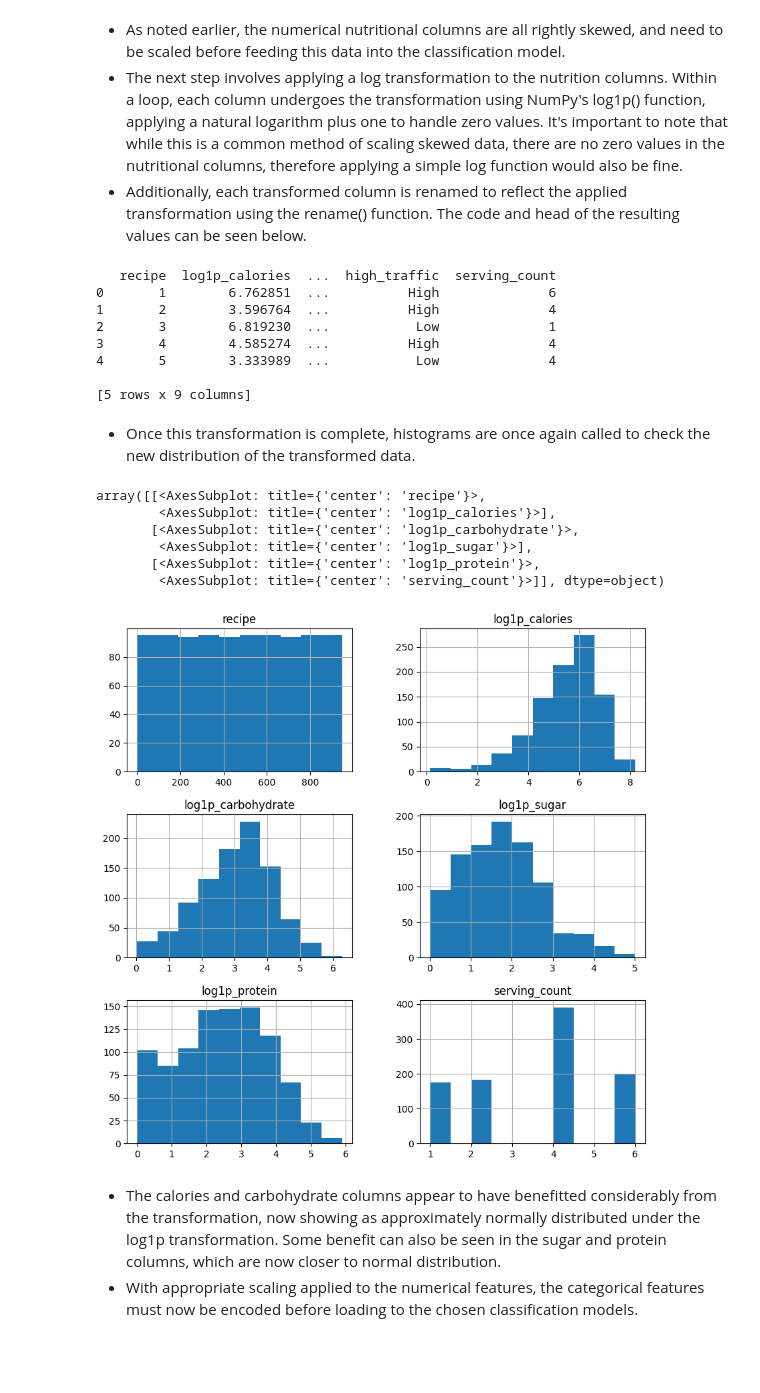
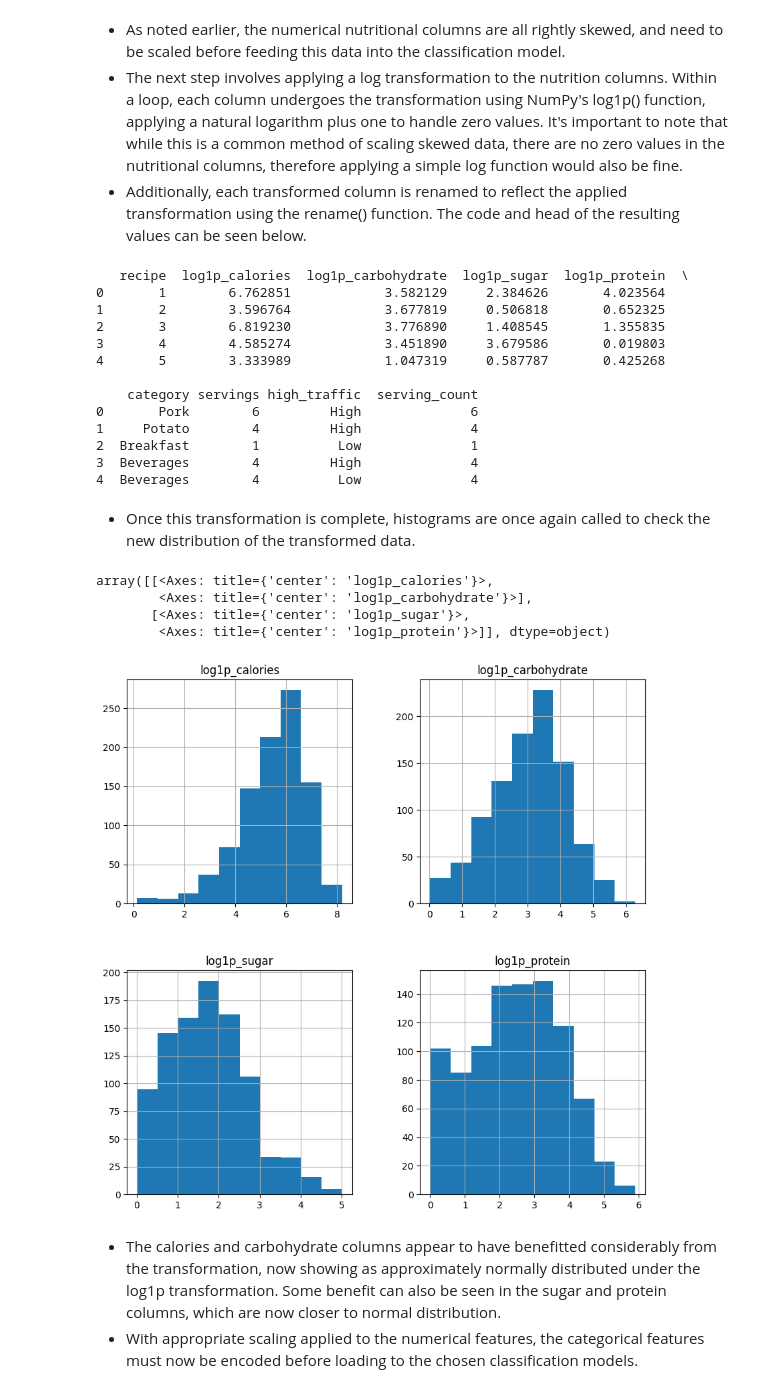
Before and after one commit to jlenehan/Website_Recipe_Classification, a Jupyter notebook: notebook.ipynb, the cells around one changed output. Saved outputs shown, nothing was run; the diff lists cells and outputs as text; code cells hidden in the pictures; blank space fills up the shorter version.

```diff
--- a/notebook.ipynb
+++ b/notebook.ipynb
@@ -65,7 +65,7 @@ from sklearn.metrics import precision_score
 - Immediately, it's evident there are missing values in the nutritional columns (calories, carbohydrate, sugar, protein), which will need to be filled with appropriate values.
 # %%
 #file path
-file_path = r'recipe_site_traffic_2212.csv'
+file_path = r'recipe_site_traffic_2212_synthesised.csv'
 
 #read CSV file into a DataFrame
 df = pd.read_csv(file_path)
@@ -406,27 +399,30 @@ for column in nutrition_columns:
 #print head of dataframe
 print(df_ml.head())
 # %% [output]
-   recipe  log1p_calories  ...  high_traffic  serving_count
-0       1        6.762851  ...          High              6
-1       2        3.596764  ...          High              4
-2       3        6.819230  ...           Low              1
-3       4        4.585274  ...          High              4
-4       5        3.333989  ...           Low              4
+   recipe  log1p_calories  log1p_carbohydrate  log1p_sugar  log1p_protein  \
+0       1        6.762851            3.582129     2.384626       4.023564
+1       2        3.596764            3.677819     0.506818       0.652325
+2       3        6.819230            3.776890     1.408545       1.355835
+3       4        4.585274            3.451890     3.679586       0.019803
+4       5        3.333989            1.047319     0.587787       0.425268
 
-[5 rows x 9 columns]
+    category servings high_traffic  serving_count
+0       Pork        6         High              6
+1     Potato        4         High              4
+2  Breakfast        1          Low              1
+3  Beverages        4         High              4
+4  Beverages        4          Low              4
 # %% [markdown]
 - Once this transformation is complete, histograms are once again called to check the new distribution of the transformed data.
 # %%
 #plotting histograms of df columns
-df_ml.hist(figsize=(10, 10))
+df_ml[['log1p_calories','log1p_carbohydrate','log1p_sugar','log1p_protein']].hist(figsize=(10, 10))
 # %% [output]
-array([[<AxesSubplot: title={'center': 'recipe'}>,
-        <AxesSubplot: title={'center': 'log1p_calories'}>],
-       [<AxesSubplot: title={'center': 'log1p_carbohydrate'}>,
-        <AxesSubplot: title={'center': 'log1p_sugar'}>],
-       [<AxesSubplot: title={'center': 'log1p_protein'}>,
-        <AxesSubplot: title={'center': 'serving_count'}>]], dtype=object)
+array([[<Axes: title={'center': 'log1p_calories'}>,
+        <Axes: title={'center': 'log1p_carbohydrate'}>],
+       [<Axes: title={'center': 'log1p_sugar'}>,
+        <Axes: title={'center': 'log1p_protein'}>]], dtype=object)
-[figure, old version]
+[figure, new version]
 # %% [markdown]
 - The calories and carbohydrate columns appear to have benefitted considerably from the transformation, now showing as approximately normally distributed under the log1p transformation. Some benefit can also be seen in the sugar and protein columns, which are now closer to normal distribution.
 - With appropriate scaling applied to the numerical features, the categorical features must now be encoded before loading to the chosen classification models.
```
Also changed, not shown: parts of 5 cells of this notebook.
